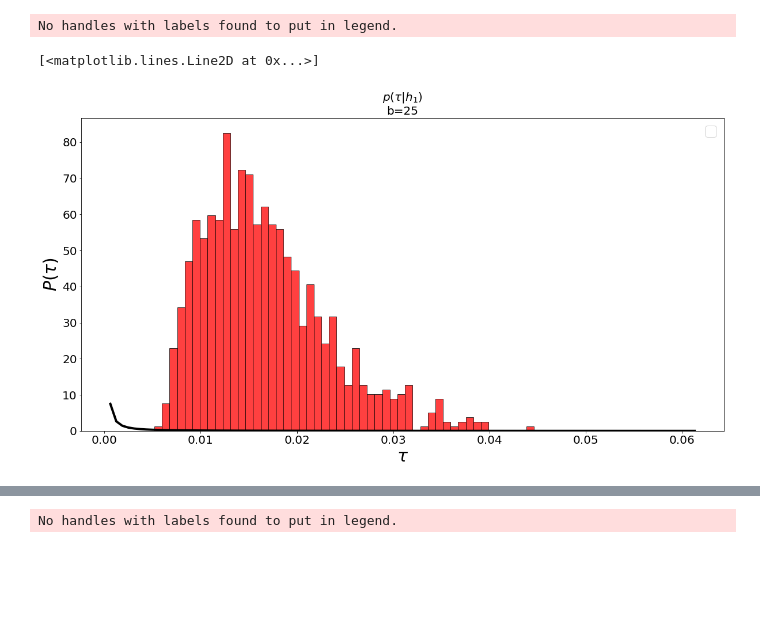
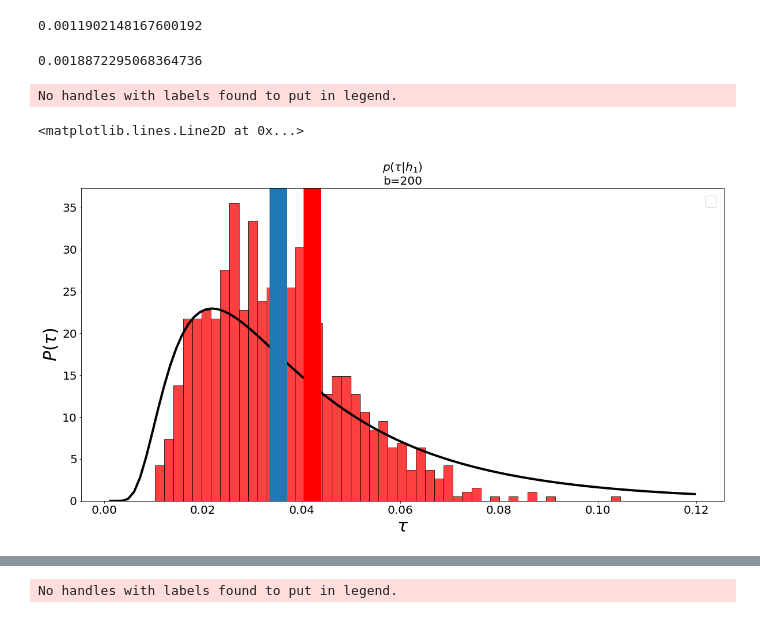
Before and after one commit to matibilkis/cdisc, a Jupyter notebook: analysis/analysis_freq/jupyter_make_plots.ipynb, the cells around one changed output, grey strips where cells are left out. Drawn from its saved outputs; the diff is of its cells as text; code cells hidden in the pictures; blank space fills up the shorter version.

```diff
--- a/analysis/analysis_freq/jupyter_make_plots.ipynb
+++ b/analysis/analysis_freq/jupyter_make_plots.ipynb
@@ -14,10 +14,12 @@ import matplotlib.pyplot as plt
 # %%
 Ntraj = 1000
 omega0, omega1 = 1e4, 1.05e4
+omega0, omega1 = 1e4, 1.1e4
+
 omega_pro = (omega0 + omega1)/2
 period = (2*np.pi/omega_pro)
 dt = period/100
-total_time = 100*period
+total_time = 200*period
 exp_path = "freqs/{}/".format([omega0,omega1])
 save_path = get_path_config(exp_path=exp_path,total_time=total_time, dt=dt, noitraj=True)
 
@@ -28,8 +30,8 @@ indis_range = list(range(len(indis)))
 
 #B = 6.
 #dB = .05
-B = 100
-dB = 25
+B = 1000
+dB = 100
 boundsB= np.arange(-B,B+dB,dB)
 
 bpos = boundsB[boundsB>=0]
@@ -42,6 +44,7 @@ def load_traj(itraj, what="logliks.npy", flip_params=0):
     kappa0 = kappa1 = 1e3
     n0 = n1 = 1
     omega0, omega1 = 1e4, 1.05e4
+    omega0, omega1 = 1e4, 1.1e4
 
     h0 = [gamma0, omega0, n0, eta0, kappa0]
     h1 = [gamma1, omega1, n1, eta1, kappa1]
@@ -49,7 +52,7 @@ def load_traj(itraj, what="logliks.npy", flip_params=0):
     omega_pro = (omega0 + omega1)/2
     period = (2*np.pi/omega_pro)
     dt = period/100
-    total_time = 100*period
+    total_time = 200*period
     if flip_params == 1:
         params = [h0, h1]
     else:
@@ -107,0 +137,11 @@ plt.savefig("figures_freq/var_time.pdf")
+# %%
+plt.figure(figsize=(10,10))
+ax=plt.subplot()
+timindt = timind[::100]
+ax.plot(timindt,np.std(ll1,axis=0)**2/timindt,color="red", alpha=.7, linewidth=5,label=r'$Var[\ell_{|1}]$')
+ax.plot(timindt,np.std(ll0,axis=0)**2/timindt,color="blue", alpha=.7, linewidth=5,label=r'$Var[\ell_{|0}]$')
+ax.legend(prop={"size":30})
+ax.set_xlabel("time",size=30)
+ax.xaxis.set_tick_params(labelsize=20)
+ax.yaxis.set_tick_params(labelsize=20)
+plt.savefig("figures_freq/var_time_200.pdf")
@@ -151,7 +184,7 @@ fitt
 [mu1, oomu1], [sigma1, oosig1] = fit_2moments(timstats,np.mean(ll1, axis=0),np.std(ll1, axis=0))
 [mu0, oomu0], [sigma0, oosig0] = fit_2moments(timstats,np.mean(ll0, axis=0),np.std(ll0, axis=0))
 # %%
-for indistats in np.linspace(10,len(timstats)-1,5).astype(int):
+for indistats in np.linspace(10,len(timstats)-1,3).astype(int):
 
     plt.figure(figsize=(20,10))
     ax=plt.subplot()
@@ -169,5 +202,5 @@ for indistats in np.linspace(10,len(timstats)-1,5).astype(int):
     ax.legend(prop={"size":30})
     ax.xaxis.set_tick_params(labelsize=20)
     ax.yaxis.set_tick_params(labelsize=20)
-    plt.savefig("figures_freq/histo_liks_{}.pdf".format(indistats))
+    plt.savefig("figures_freq/histo_liks_{}_200.pdf".format(indistats))
 # %% [output]
@@ -228,0 +260,10 @@ array([  0,  25,  50,  75, 100])
+# %%
+def fit_2moments(timind,l1_mean, l1_std, ini=10, fini=-1):
+
+    sqrtimind = np.array(np.sqrt(timind))
+    timind = np.array(timind)
+
+    mu, oomu = np.polyfit(timind[ini:fini], np.abs(l1_mean)[ini:fini],1)
+    sigma, oosig = np.polyfit(np.array(np.sqrt(timind))[ini:fini], l1_std[ini:fini],1)
+
+    return [mu, oomu], [sigma, oosig]
@@ -229,25 +277,34 @@ array([  0,  25,  50,  75, 100])
+# %%
+timbin1[1][1] - timbin1[1][0]
+# %% [output]
+0.0011902148167600192
+# %%
+1/np.sum(cons1[indb])
+# %% [output]
+0.0018872295068364736
 # %%
 LS, TS = 30, 20
 plt.figure(figsize=(20,10))
 ax = plt.subplot(111)
-indb =1
+indb = -9
 ax.bar(timbin1[indb], cons1[indb], width=timbin1[indb][1]-timbin1[indb][0], color="red", alpha=0.75, edgecolor="black")
 ax.set_xlabel(r'$\tau$',size=LS)
 ax.set_ylabel(r'$P(\tau)$', size=LS)
 ax.tick_params(axis='both', which='major', labelsize=TS)
 ax.legend(prop={"size":25})
 
-[mu1, oomu1], [sigma1, oosig1] = fit_2moments(timind[::100],np.mean(ll1, axis=0),np.std(ll1, axis=0)**2)
-[mu0, oomu0], [sigma0, oosig0] = fit_2moments(timind[::100],np.mean(ll0, axis=0),np.std(ll0, axis=0))
+[mu1, oomu1], [sigma1, oosig1] = fit_2moments(timind[::100],np.mean(ll1, axis=0),np.std(ll1, axis=0), ini=-2)
 
 good = [prob_craft(tt, bpos[indb] , mu1, sigma1) for tt in timstats]
 
 ax.set_title(r'$p(\tau|h_1)$' + "\nb={}".format(np.round(bpos[indb],3)), size=20)
 ax.plot(timstats,good, linewidth=4,color="black", label="mu & sigma")
+ax.axvline(np.sum(cons1[indb]*timbin1[indb])/np.sum(cons1[indb]), linewidth=30)
+ax.axvline(bpos[indb]/mu1, linewidth=30, color="red")
 # %% [output]
 No handles with labels found to put in legend.
-[<matplotlib.lines.Line2D at 0x...>]
+<matplotlib.lines.Line2D at 0x...>
-[figure, old version]
+[figure, new version]
 # %%
 mu1, sigma1
 # %% [output]
```
Also changed, not shown: parts of 17 cells of this notebook, 9 other files.
